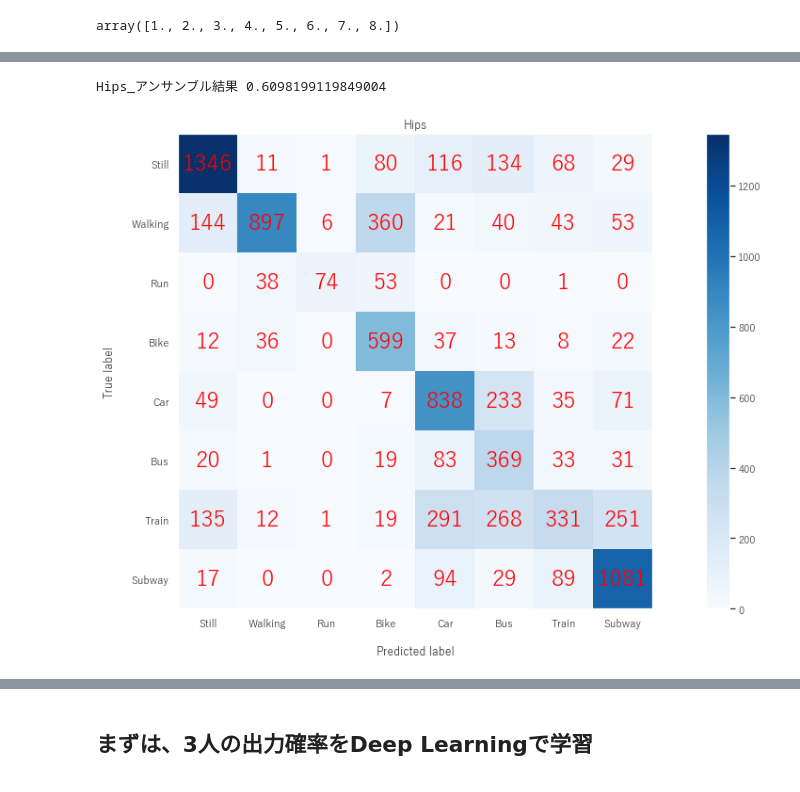
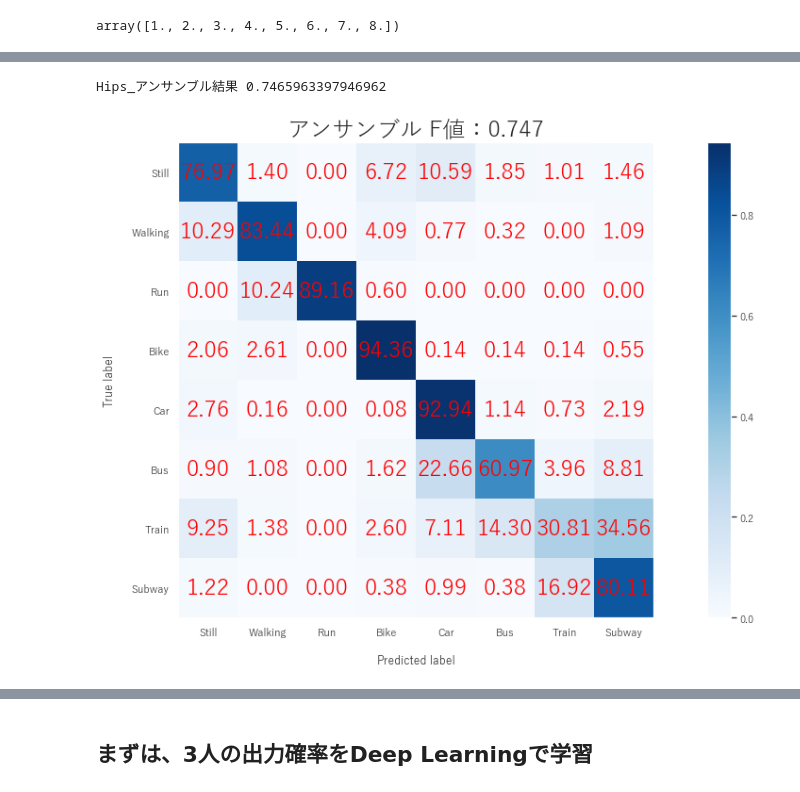
Before and after one commit to nekketsu2010/SHL2020, a Jupyter notebook: Notebook/安部関口分類フロー検証/Hipsパターン2検証.ipynb, the cells around one changed output, grey strips where cells are left out. Saved outputs shown, nothing was run; the diff lists cells and outputs as text; code cells hidden in the pictures.

```diff
--- a/Notebook/安部関口分類フロー検証/Hipsパターン2検証.ipynb
+++ b/Notebook/安部関口分類フロー検証/Hipsパターン2検証.ipynb
@@ -295,0 +390,3 @@ print(predict)
+# %%
+predict = model.predict(x_test)
+print(predict)
@@ -298,7 +397,7 @@ def plot_confusion_matrix(test_y,pred_y,class_names,normalize=False, fontsize=32
     cm = (confusion_matrix(test_y,pred_y))
     # classes = class_names[unique_labels(test_y,pred_y)]
     if normalize:
-        cm = cm.astype('float') / cm.sum(axis=0)
+        cm = cm.astype('float') / cm.sum(axis=1, keepdims=True)
 
     if len(class_names) <= 3:
         fig, ax = plt.subplots(figsize=(8, 4))
@@ -318,7 +417,7 @@ def plot_confusion_matrix(test_y,pred_y,class_names,normalize=False, fontsize=32
         for j in range(cm.shape[1]):
             ax.text(j,
                     i,
-                    format(cm[i, j], fmt),
+                    format(cm[i, j] * 100, fmt),
                     ha="center",
                     va="center",
                     color="red", fontsize=fontsize)
@@ -337,10 +436,10 @@ np.unique(y_test[np.where(predict >= 0.75)[0]])
 # %% [output]
 array([1., 2., 3., 4., 5., 6., 7., 8.])
 # %%
-plot_confusion_matrix(y_test[np.where(predict >= 0.75)[0]], np.argmax(predict[np.where(predict >= 0.75)[0]], axis=1) + 1, class_names, normalize=False, fontsize=24)
+plot_confusion_matrix(y_test[np.where(predict >= 0.75)[0], 0] - 1, np.argmax(predict[np.where(predict >= 0.75)[0]], axis=1), class_names, normalize=False, fontsize=24)
 plt.grid(False)
 
-f1 = f1_score(y_test[np.where(predict >= 0.75)[0]], np.argmax(predict[np.where(predict >= 0.75)[0]], axis=1) + 1, average="macro")
+f1 = f1_score(y_test[np.where(predict >= 0.75)[0], 0] - 1, np.argmax(predict[np.where(predict >= 0.75)[0]], axis=1), average="macro")
 print(predict.shape)
 print(np.where(predict >= 0.75)[0].shape)
 print("アンサンブル結果", f1)
@@ -351,0 +450,12 @@ print("アンサンブル結果", f1)
+# %%
+# hold_positions = ["Bag", "Hips", "Torso", "Hand"]
+hold_positions = ["Hips"]
+for j in range(2, 4):
+    for i in range(len(hold_positions)):
+        plot_confusion_matrix(y_test[y_test[:, 1] == j][y_test.shape[0]//len(hold_positions)*i:y_test.shape[0]//len(hold_positions)*(i+1), 0], predict[y_test[:, 1] == j][y_test.shape[0]//len(hold_positions)*i:y_test.shape[0]//len(hold_positions)*(i+1)], \
+                              class_names, normalize=True, fontsize=24)
+        plt.grid(False)
+
+        f1 = f1_score(y_test[y_test[:, 1] == j][y_test.shape[0]//len(hold_positions)*i:y_test.shape[0]//len(hold_positions)*(i+1), 0], predict[y_test[:, 1] == j][y_test.shape[0]//len(hold_positions)*i:y_test.shape[0]//len(hold_positions)*(i+1)], average="macro")
+        print(hold_positions[i] + "_アンサンブル結果", f1)
+        plt.title("アンサンブル ユーザ" + str(j) + " F値：" + "{0:.3f}".format(f1), fontsize=24)
@@ -352,13 +467,13 @@ print("アンサンブル結果", f1)
 # %%
 # hold_positions = ["Bag", "Hips", "Torso", "Hand"]
 hold_positions = ["Hips"]
 for i in range(len(hold_positions)):
-    plot_confusion_matrix(y_test[y_test.shape[0]//len(hold_positions)*i:y_test.shape[0]//len(hold_positions)*(i+1)], predict[y_test.shape[0]//len(hold_positions)*i:y_test.shape[0]//len(hold_positions)*(i+1)], class_names, normalize=False, fontsize=24)
-    plt.title(hold_positions[i])
+    plot_confusion_matrix(y_test[y_test.shape[0]//len(hold_positions)*i:y_test.shape[0]//len(hold_positions)*(i+1), 0], predict[y_test.shape[0]//len(hold_positions)*i:y_test.shape[0]//len(hold_positions)*(i+1)], class_names, normalize=True, fontsize=24)
     plt.grid(False)
 
-    f1 = f1_score(y_test[y_test.shape[0]//len(hold_positions)*i:y_test.shape[0]//len(hold_positions)*(i+1)], predict[y_test.shape[0]//len(hold_positions)*i:y_test.shape[0]//len(hold_positions)*(i+1)], average="macro")
+    f1 = f1_score(y_test[y_test.shape[0]//len(hold_positions)*i:y_test.shape[0]//len(hold_positions)*(i+1), 0], predict[y_test.shape[0]//len(hold_positions)*i:y_test.shape[0]//len(hold_positions)*(i+1)], average="macro")
     print(hold_positions[i] + "_アンサンブル結果", f1)
+    plt.title("アンサンブル F値：" + "{0:.3f}".format(f1), fontsize=24)
 # %% [output]
-Hips_アンサンブル結果 0.6098199119849004
+Hips_アンサンブル結果 0.7465963397946962
-[figure, old version]
+[figure, new version]
```
Also changed, not shown: parts of 37 cells of this notebook, 3 other files.
